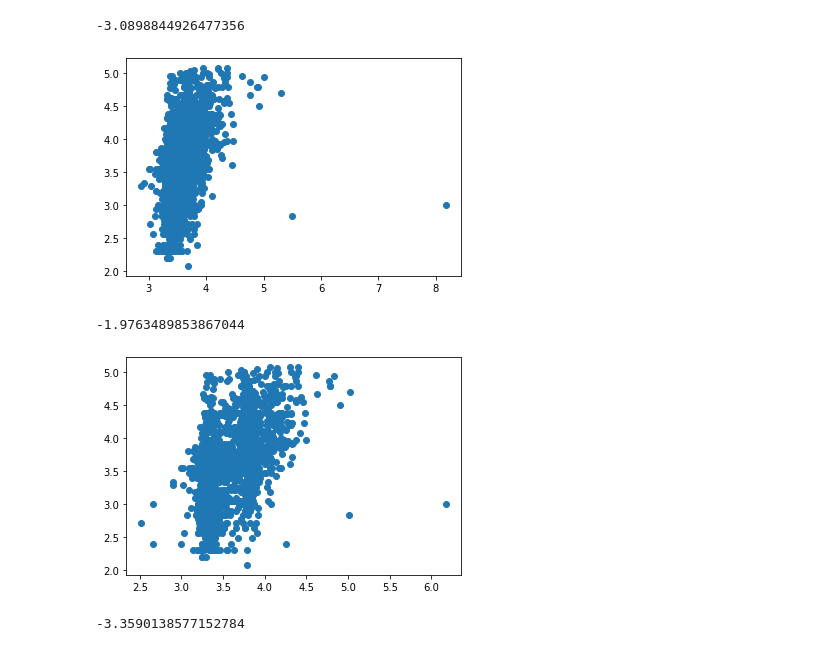
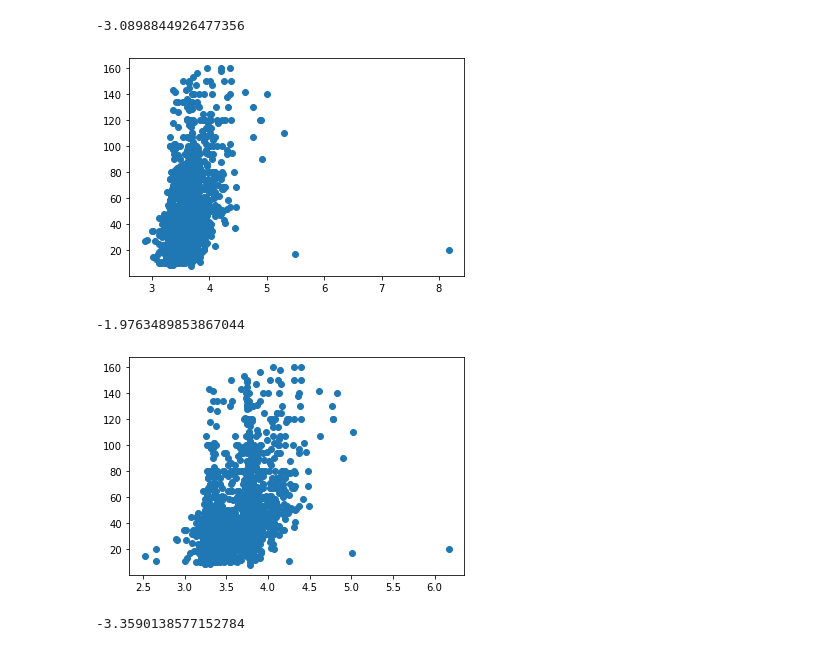
Before and after one commit to scottkds/airbnb_prices, a Jupyter notebook: models/Airbnb_regression.ipynb, the cells around one changed output. Drawn from its saved outputs; the diff is of its cells as text; code cells hidden in the pictures.

```diff
--- a/models/Airbnb_regression.ipynb
+++ b/models/Airbnb_regression.ipynb
@@ -279,9 +320,9 @@ r2_score(yr_pred, np.log(yr_train))
 # %% [output]
 -3.0898844926477356
 # %%
-plt.scatter(yr_pred, np.log(yr_train));
+plt.scatter(yr_pred, yr_train);
 # %% [output]
-[figure, old version]
+[figure, new version]
 # %%
 # Fit a LinearRegression with StandardScaler
 pipe = make_pipeline(StandardScaler(), LinearRegression())
@@ -291,9 +332,9 @@ r2_score(yl_pred, np.log(yl_train))
 # %% [output]
 -1.9763489853867044
 # %%
-plt.scatter(yl_pred, np.log(yl_train));
+plt.scatter(yl_pred, yl_train);
 # %% [output]
-[figure, old version]
+[figure, new version]
 # %%
 Xr_train2 = Xr_train.drop(['reviewsCount', 'isSuperhost', 'avgRating'], axis=1)
 pipe = make_pipeline(StandardScaler(), LinearRegression())
```
Also changed, not shown: parts of 47 cells of this notebook.
